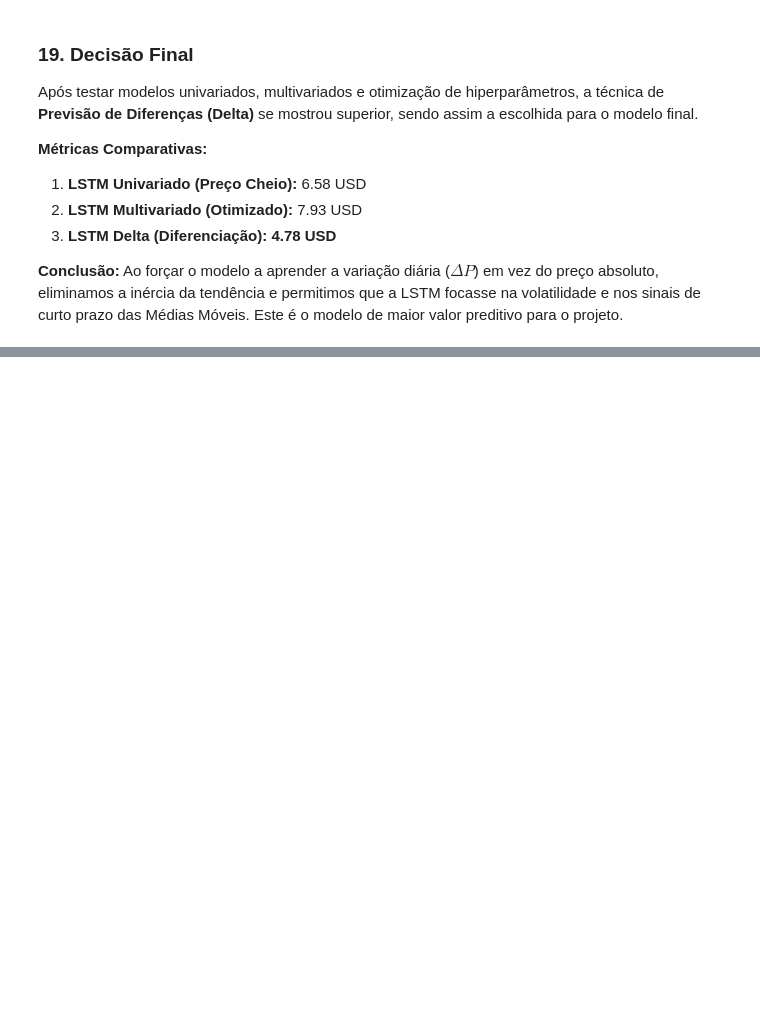
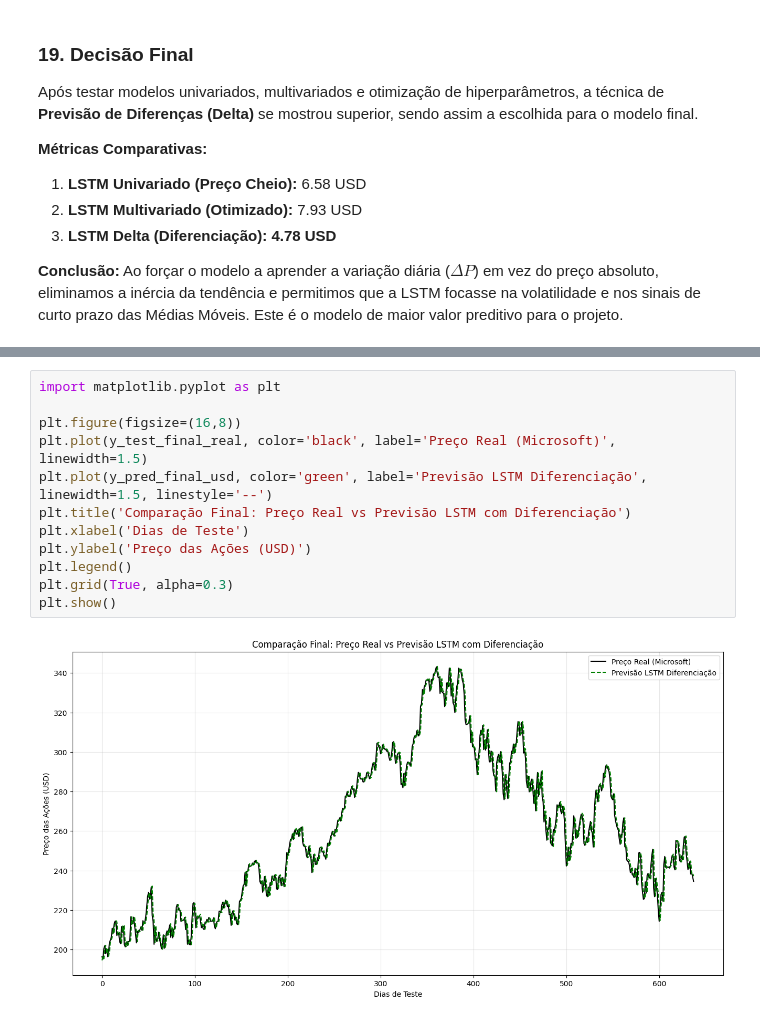
Before and after one commit to Joedson-P/deep-learning-stock-prediction, a Jupyter notebook: notebooks/01_MSFT_Stock_Prediction_LSTM.ipynb, the cells around one changed output, grey strips where cells are left out. Drawn from its saved outputs; the diff is of its cells as text; blank space fills up the shorter version.

Commit message:
final: finalização do projeto com resultados do modelo delta e métricas finais

```diff
--- a/notebooks/01_MSFT_Stock_Prediction_LSTM.ipynb
+++ b/notebooks/01_MSFT_Stock_Prediction_LSTM.ipynb
@@ -936,0 +952,14 @@ Após testar modelos univariados, multivariados e otimização de hiperparâmetr
+# %%
+import matplotlib.pyplot as plt
+
+plt.figure(figsize=(16,8))
+plt.plot(y_test_final_real, color='black', label='Preço Real (Microsoft)', linewidth=1.5)
+plt.plot(y_pred_final_usd, color='green', label='Previsão LSTM Diferenciação', linewidth=1.5, linestyle='--')
+plt.title('Comparação Final: Preço Real vs Previsão LSTM com Diferenciação')
+plt.xlabel('Dias de Teste')
+plt.ylabel('Preço das Ações (USD)')
+plt.legend()
+plt.grid(True, alpha=0.3)
+plt.show()
+# %% [output]
+[figure, added]
```
Also changed, not shown: parts of 16 cells of this notebook, 1 other file.
